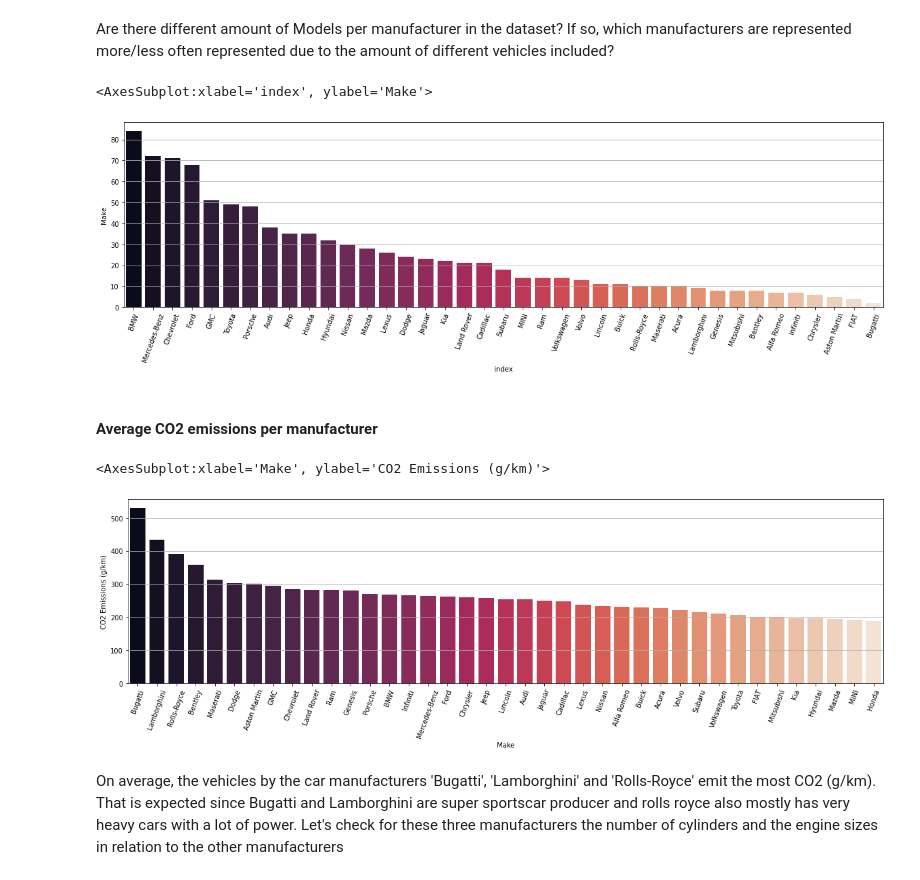
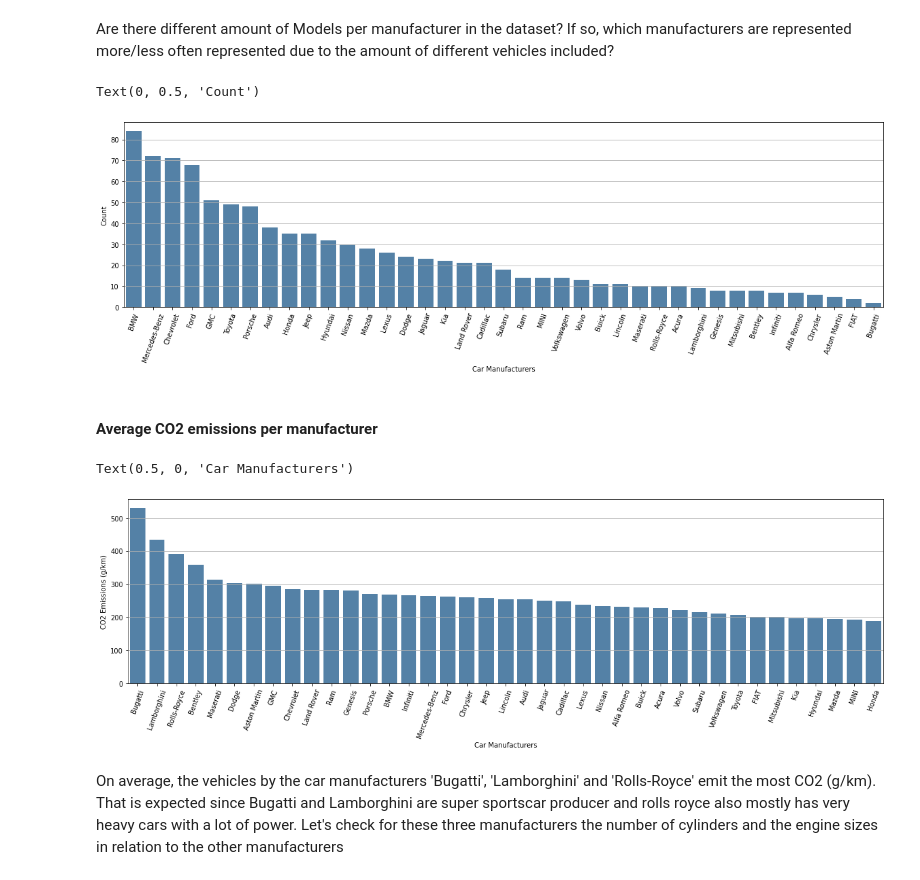
Before and after one commit to JohannesBeneke/EDA-Vehicle-Emissions, a Jupyter notebook: eda_emissions.ipynb, the cells around one changed output. Saved outputs shown, nothing was run; the diff lists cells and outputs as text; code cells hidden in the pictures.

```diff
--- a/eda_emissions.ipynb
+++ b/eda_emissions.ipynb
@@ -169,21 +169,24 @@ manufacturers_counts = df['Make'].value_counts().reset_index(drop=False)
 plt.figure(figsize=(20,5))
 plt.xticks(rotation=70)
 plt.grid()
-sns.barplot(data=manufacturers_counts, x=manufacturers_counts['index'], y=manufacturers_counts[manufacturers_counts.columns[1]], palette="rocket")
+sns.barplot(data=manufacturers_counts, x=manufacturers_counts['index'], y=manufacturers_counts[manufacturers_counts.columns[1]], color='steelblue')
+plt.xlabel('Car Manufacturers')
+plt.ylabel('Count')
 # %% [output]
-<AxesSubplot:xlabel='index', ylabel='Make'>
+Text(0, 0.5, 'Count')
-[figure, old version]
+[figure, new version]
 # %% [markdown]
 #### Average CO2 emissions per manufacturer
 # %%
 manufacturers_CO2 = df.groupby('Make').mean()['CO2 Emissions (g/km)'].reset_index(drop=False).sort_values(by='CO2 Emissions (g/km)', ascending=False)
 plt.figure(figsize=(20,5))
 plt.xticks(rotation=70)
 plt.grid()
-sns.barplot(data=manufacturers_CO2, x=manufacturers_CO2['Make'], y=manufacturers_CO2['CO2 Emissions (g/km)'], palette="rocket")
+sns.barplot(data=manufacturers_CO2, x=manufacturers_CO2['Make'], y=manufacturers_CO2['CO2 Emissions (g/km)'], color='steelblue')
+plt.xlabel('Car Manufacturers')
 # %% [output]
-<AxesSubplot:xlabel='Make', ylabel='CO2 Emissions (g/km)'>
+Text(0.5, 0, 'Car Manufacturers')
-[figure, old version]
+[figure, new version]
 # %% [markdown]
 On average, the vehicles by the car manufacturers 'Bugatti', 'Lamborghini' and 'Rolls-Royce' emit the most CO2 (g/km). That is expected since Bugatti and Lamborghini are super sportscar producer and rolls royce also mostly has very heavy cars with a lot of power. Let's check for these three manufacturers the number of cylinders and the engine sizes in relation to the other manufacturers
 # %%
```
Also changed, not shown: parts of 10 cells of this notebook, 1 other file.
